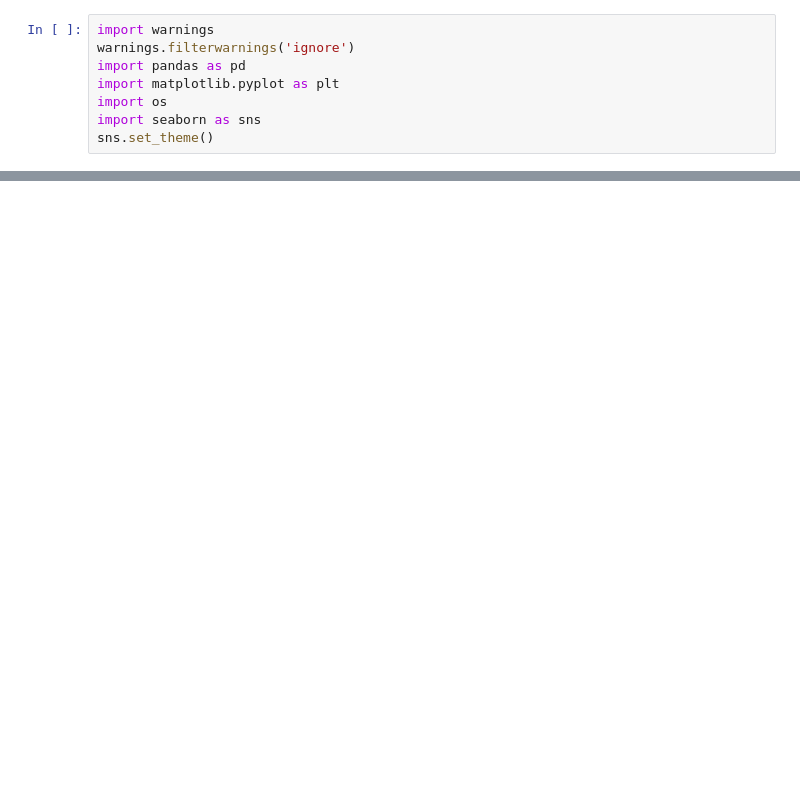
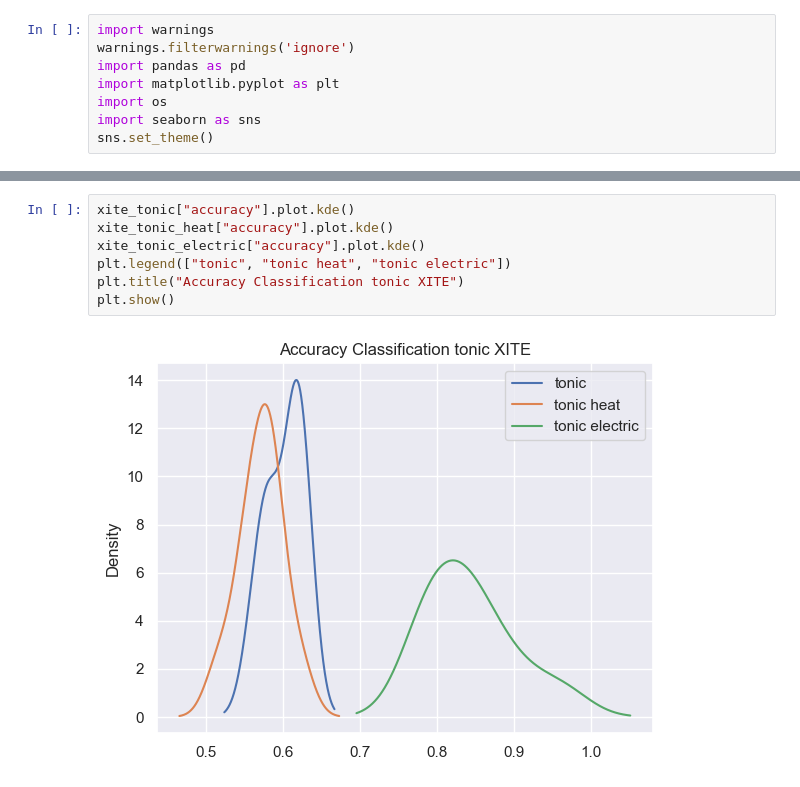
Before and after one commit to sven-knoblauch/PainLevelShiftDetection, a Jupyter notebook: SiameseNetwork/Results-10-fold-crossval/display_results.ipynb, the cells around one changed output, grey strips where cells are left out. Drawn from its saved outputs; the diff is of its cells as text; blank space fills up the shorter version.

```diff
--- a/SiameseNetwork/Results-10-fold-crossval/display_results.ipynb
+++ b/SiameseNetwork/Results-10-fold-crossval/display_results.ipynb
@@ -35,0 +71,9 @@ plt.show()
+# %%
+xite_tonic["accuracy"].plot.kde()
+xite_tonic_heat["accuracy"].plot.kde()
+xite_tonic_electric["accuracy"].plot.kde()
+plt.legend(["tonic", "tonic heat", "tonic electric"])
+plt.title("Accuracy Classification tonic XITE")
+plt.show()
+# %% [output]
+[figure, added]
```
Also changed, not shown: parts of 7 cells of this notebook, 12 other files.
